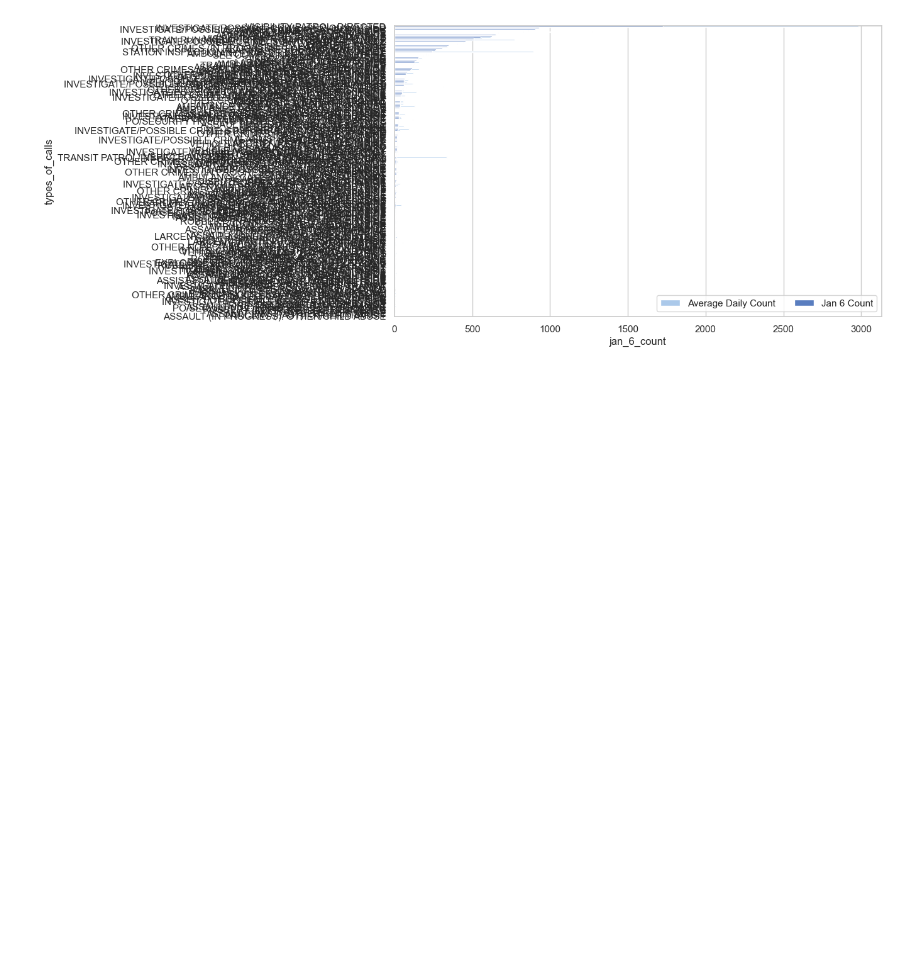
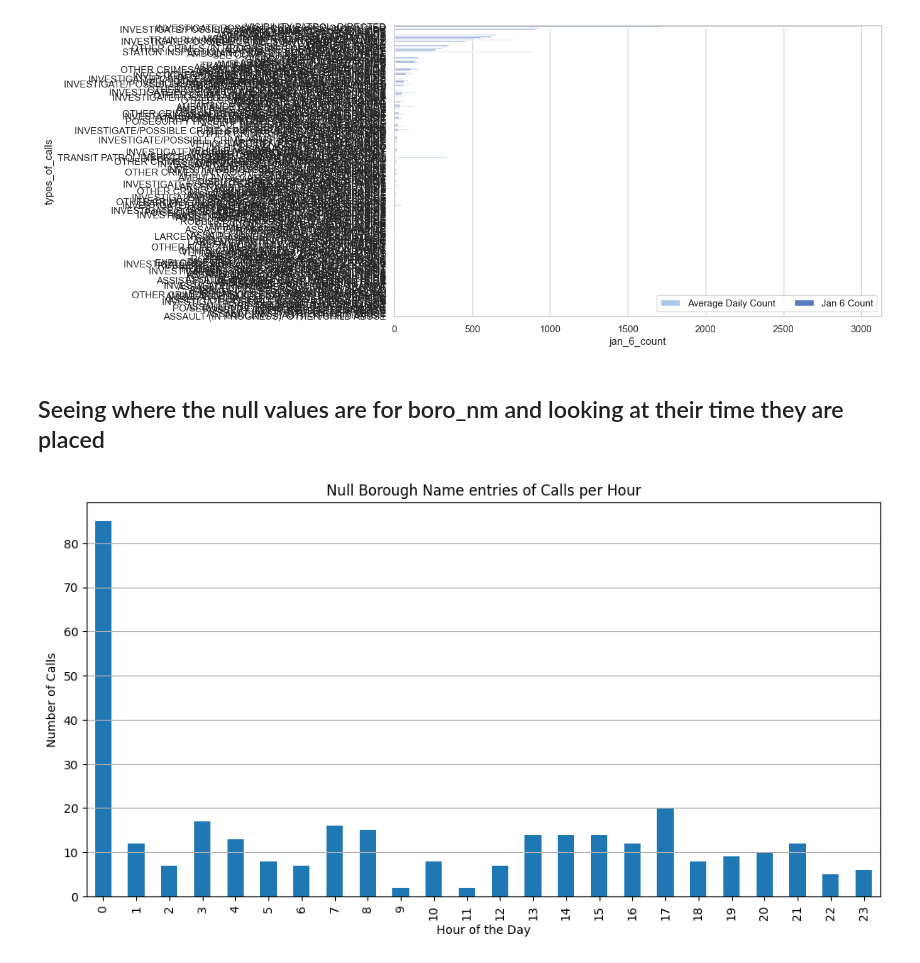
Before and after one commit to kentstephen/nypd_calls_for_service, a Jupyter notebook: analysis_notebook.ipynb, the cells around one changed output. Drawn from its saved outputs; the diff is of its cells as text; code cells hidden in the pictures; blank space fills up the shorter version.

```diff
--- a/analysis_notebook.ipynb
+++ b/analysis_notebook.ipynb
@@ -17,23 +17,21 @@ conn = psycopg2.connect(
 try:
     with conn.cursor() as curs:
                     curs.execute(
-                        """-- Primary Key Index
-                        CREATE INDEX idx_tb_call_data_id ON sch_nypd_calls_tables.tb_call_data (__id);
-
+                        """
                         -- Incident Date Index
-                        CREATE INDEX idx_tb_call_data_incident_date ON sch_nypd_calls_tables.tb_call_data (incident_date);
+                        CREATE INDEX idx_tb_call_data_incident_date ON tb_call_data (incident_date);
 
                         -- Typ Description Index
-                        CREATE INDEX idx_tb_call_data_typ_desc ON sch_nypd_calls_tables.tb_call_data (typ_desc);
+                        CREATE INDEX idx_tb_call_data_typ_desc ON tb_call_data (typ_desc);
 
                         -- NYPD Precinct Code Index
-                        CREATE INDEX idx_tb_call_data_nypd_pct_cd ON sch_nypd_calls_tables.tb_call_data (nypd_pct_cd);
+                        CREATE INDEX idx_tb_call_data_nypd_pct_cd ON tb_call_data (nypd_pct_cd);
 
                         -- Borough Name Index
-                        CREATE INDEX idx_tb_call_data_boro_nm ON sch_nypd_calls_tables.tb_call_data (boro_nm);
+                        CREATE INDEX idx_tb_call_data_boro_nm ON tb_call_data (boro_nm);
 
                         -- Radio Code Index
-                        CREATE INDEX idx_tb_call_data_radio_code ON sch_nypd_calls_tables.tb_call_data (radio_code);"""
+                        CREATE INDEX idx_tb_call_data_radio_code ON tb_call_data (radio_code);"""
                     )
 
                     conn.commit()
@@ -1987,3 +1983,59 @@ plt.show()
 # %% [output]
 TypeError: unsupported operand type(s) for *: 'decimal.Decimal' and 'float'
 [figure]
+# %% [markdown]
+## Seeing where the null values are for boro_nm and looking at their time they are placed
+# %%
+import pandas as pd
+import matplotlib.pyplot as plt
+
+import psycopg2
+from postgres_config import POSTGRES_DB, POSTGRES_HOST, POSTGRES_PASSWORD, POSTGRES_PORT, POSTGRES_USER
+conn = psycopg2.connect(
+    host=POSTGRES_HOST,
+    port=POSTGRES_PORT,
+    user=POSTGRES_USER,
+    password=POSTGRES_PASSWORD,
+    database=POSTGRES_DB)
+
+with conn.cursor() as curs:
+    # SQL query to fetch data
+    curs.execute('''
+    SELECT
+        incident_time
+    FROM
+        sch_nypd_calls_tables.tb_call_data
+    WHERE
+        boro_nm != 'BROOKLYN'
+        AND boro_nm != 'STATEN ISLAND'
+        AND boro_nm != 'QUEENS'
+        AND boro_nm != 'BRONX'
+        AND boro_nm != 'MANHATTAN'
+    ORDER BY
+        incident_time DESC;
+    ''')
+
+    # Fetch the results and convert to DataFrame
+    df = pd.DataFrame(curs.fetchall(), columns=['incident_time'])
+
+# Convert incident_time to datetime, extract the time, and then the hour
+df['incident_time'] = pd.to_datetime(df['incident_time']).dt.time
+df['hour'] = pd.to_datetime(df['incident_time'], format='%H:%M:%S').dt.hour
+
+# Count the number of calls per hour
+hourly_counts = df['hour'].value_counts().sort_index()
+
+# Plot the data
+plt.figure(figsize=(12, 6))
+hourly_counts.plot(kind='bar')
+plt.title('Null Borough Name entries of Calls per Hour')
+plt.xlabel('Hour of the Day')
+plt.ylabel('Number of Calls')
+plt.xticks(range(0, 24))
+plt.grid(axis='y')
+plt.show()
+
+# Close the database connection
+conn.close()
+# %% [output]
+[figure, added]
```
Also changed, not shown: parts of 2 cells of this notebook, 3 other files.
